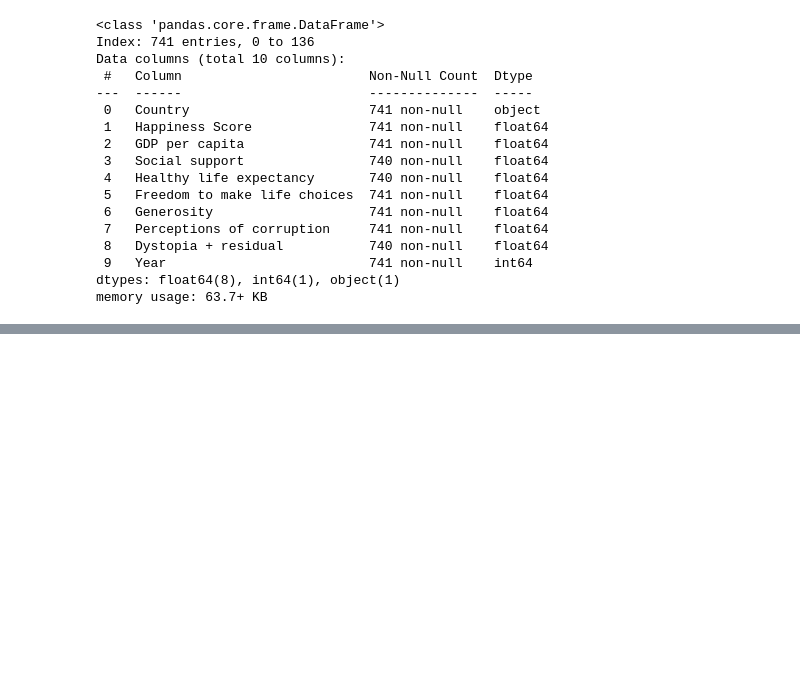
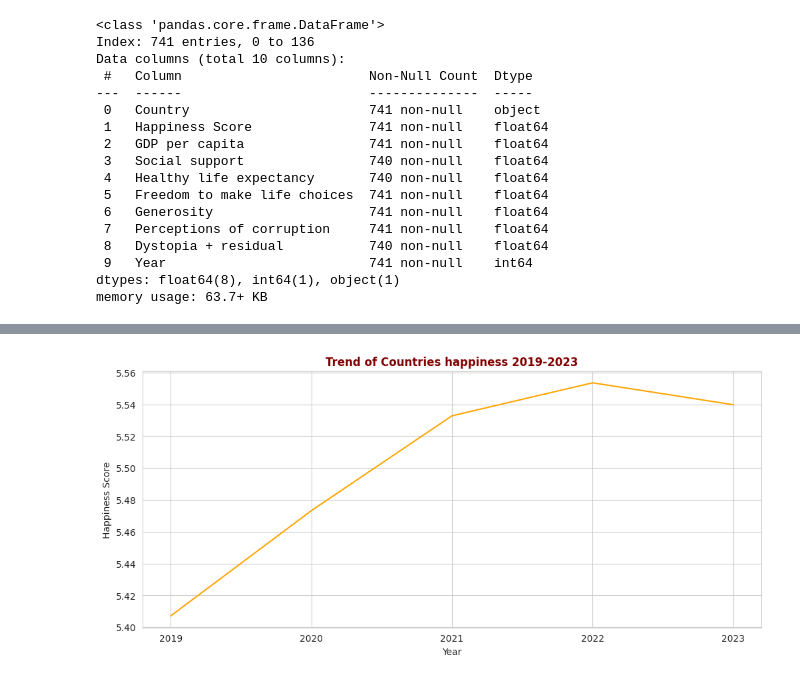
Before and after one commit to Karlajack/pydata_analysis, a Jupyter notebook: Pydatacapstoneproject_Worldhappiness.ipynb, the cells around one changed output, grey strips where cells are left out. Cells and saved outputs as stored; diff of their text form; code cells hidden in the pictures; blank space fills up the shorter version.

```diff
--- a/Pydatacapstoneproject_Worldhappiness.ipynb
+++ b/Pydatacapstoneproject_Worldhappiness.ipynb
@@ -139,0 +160,14 @@ Passing `palette` without assigning `hue` is deprecated and will be removed in v
+# %%
+
+df_hy= df.groupby('Year')[['Happiness Score']].mean().sort_values(by='Year',ascending=True).reset_index()
+df_hy
+plt.figure(figsize=(12,5))
+x=df_hy['Year']
+y=df_hy['Happiness Score']
+plt.plot(x,y,color='Orange')
+plt.xlabel("Year")
+plt.ylabel("Happiness Score")
+plt.title("Trend of Countries happiness 2019-2023",fontsize=12,fontweight='bold',color='Maroon')
+plt.show()
+# %% [output]
+[figure, added]
```
Also changed, not shown: parts of 8 cells of this notebook.
